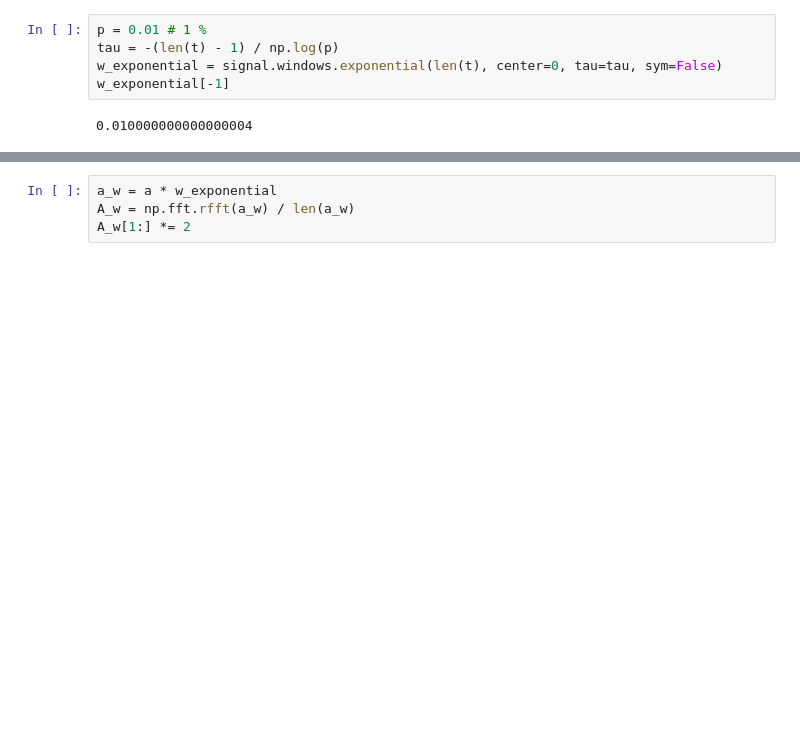
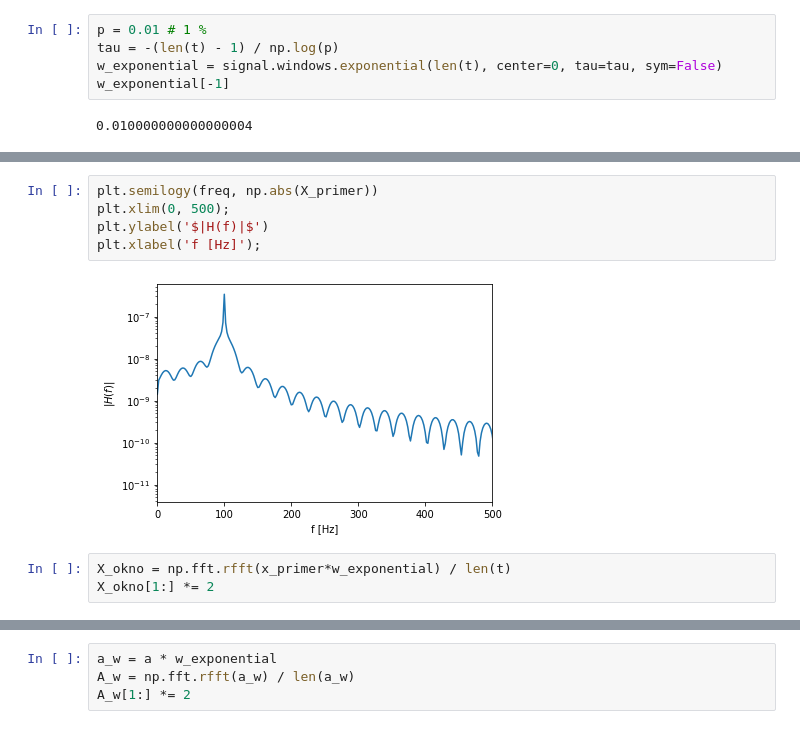
Before and after one commit to domengorjup/ps_lv, a Jupyter notebook: lv_book/notebooks/06 - LTI sistemi 2, prenosne funkcije.ipynb, the cells around one changed output, grey strips where cells are left out. Drawn from its saved outputs; the diff is of its cells as text; blank space fills up the shorter version.

```diff
--- a/lv_book/notebooks/06 - LTI sistemi 2, prenosne funkcije.ipynb
+++ b/lv_book/notebooks/06 - LTI sistemi 2, prenosne funkcije.ipynb
@@ -334,0 +358,10 @@ w_exponential[-1]
+# %%
+plt.semilogy(freq, np.abs(X_primer))
+plt.xlim(0, 500);
+plt.ylabel('$|H(f)|$')
+plt.xlabel('f [Hz]');
+# %% [output]
+[figure, added]
+# %%
+X_okno = np.fft.rfft(x_primer*w_exponential) / len(t)
+X_okno[1:] *= 2
```
Also changed, not shown: parts of 26 cells of this notebook.
